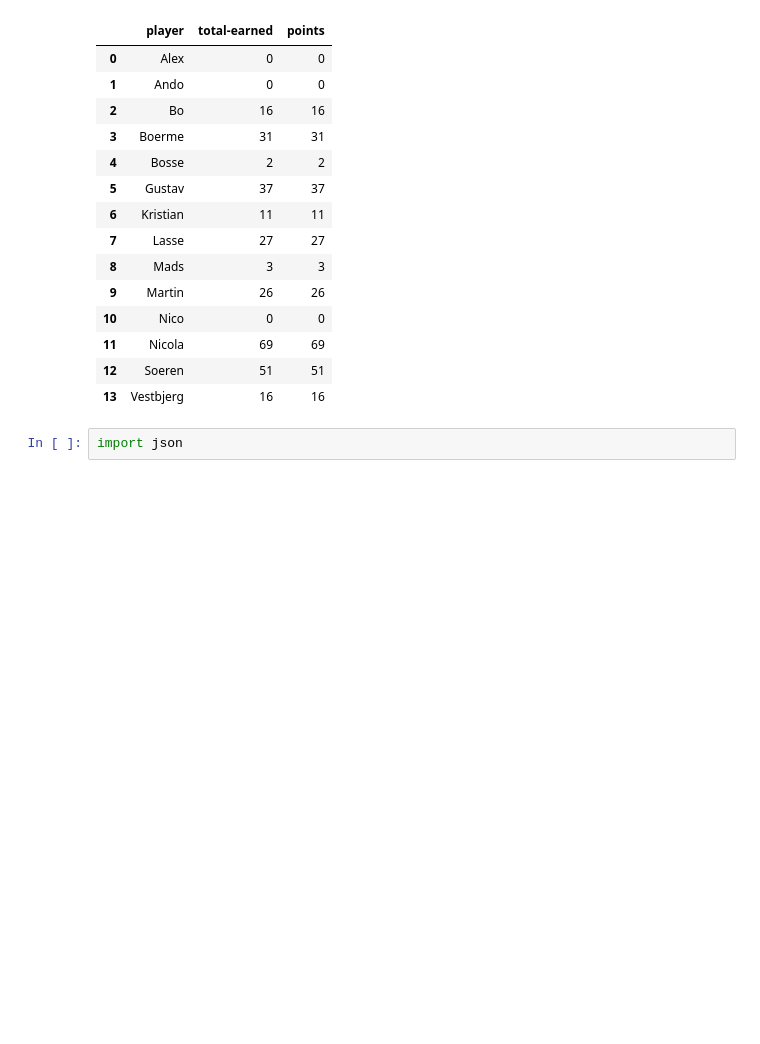
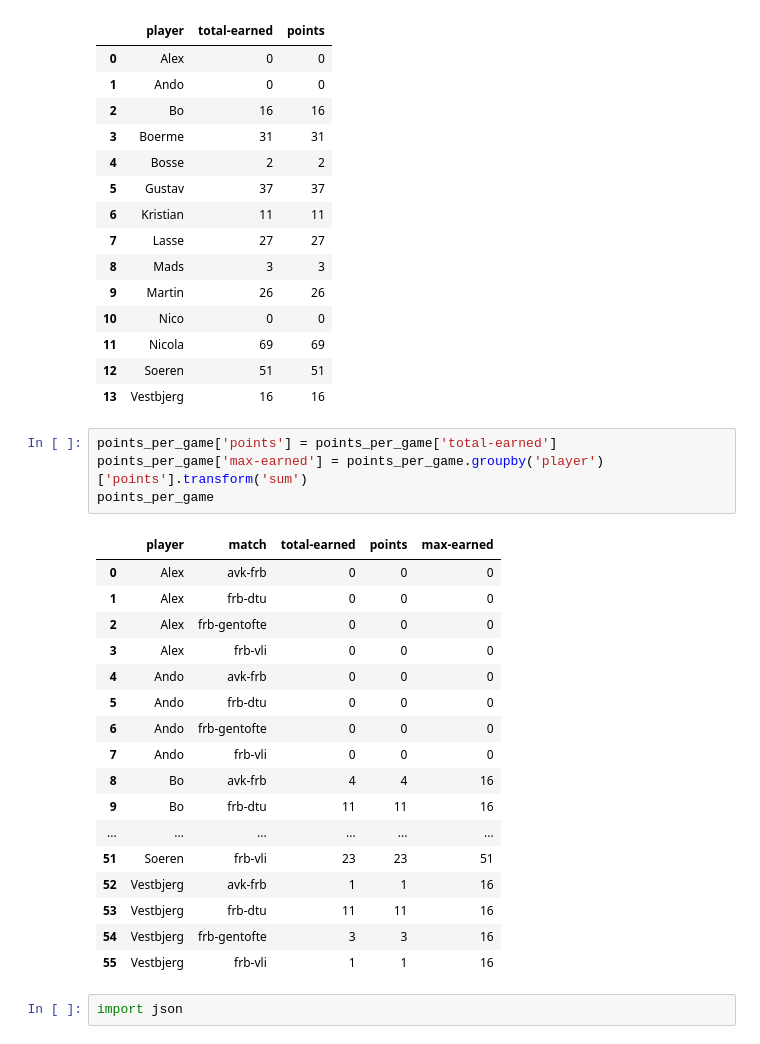
Before and after one commit to alexpcapp/frederiksberg-elite-stats, a Jupyter notebook: data/python/convert-data-top-scorer.ipynb, the cells around one changed output. Cells and saved outputs as stored; diff of their text form; blank space fills up the shorter version.

Commit message:
add first filtering (filter on games) functionality to top-scorer-plot

```diff
--- a/data/python/convert-data-top-scorer.ipynb
+++ b/data/python/convert-data-top-scorer.ipynb
@@ -150,6 +150,28 @@ total_points
 | 11 | Nicola | 69 | 69 |
 | 12 | Soeren | 51 | 51 |
 | 13 | Vestbjerg | 16 | 16 |
+# %%
+points_per_game['points'] = points_per_game['total-earned']
+points_per_game['max-earned'] = points_per_game.groupby('player')['points'].transform('sum')
+points_per_game
+# %% [output]
+|  | player | match | total-earned | points | max-earned |
+| 0 | Alex | avk-frb | 0 | 0 | 0 |
+| 1 | Alex | frb-dtu | 0 | 0 | 0 |
+| 2 | Alex | frb-gentofte | 0 | 0 | 0 |
+| 3 | Alex | frb-vli | 0 | 0 | 0 |
+| 4 | Ando | avk-frb | 0 | 0 | 0 |
+| 5 | Ando | frb-dtu | 0 | 0 | 0 |
+| 6 | Ando | frb-gentofte | 0 | 0 | 0 |
+| 7 | Ando | frb-vli | 0 | 0 | 0 |
+| 8 | Bo | avk-frb | 4 | 4 | 16 |
+| 9 | Bo | frb-dtu | 11 | 11 | 16 |
+| ... | ... | ... | ... | ... | ... |
+| 51 | Soeren | frb-vli | 23 | 23 | 51 |
+| 52 | Vestbjerg | avk-frb | 1 | 1 | 16 |
+| 53 | Vestbjerg | frb-dtu | 11 | 11 | 16 |
+| 54 | Vestbjerg | frb-gentofte | 3 | 3 | 16 |
+| 55 | Vestbjerg | frb-vli | 1 | 1 | 16 |
 # %%
 import json
 # %%
```
Also changed, not shown: 3 other files.
